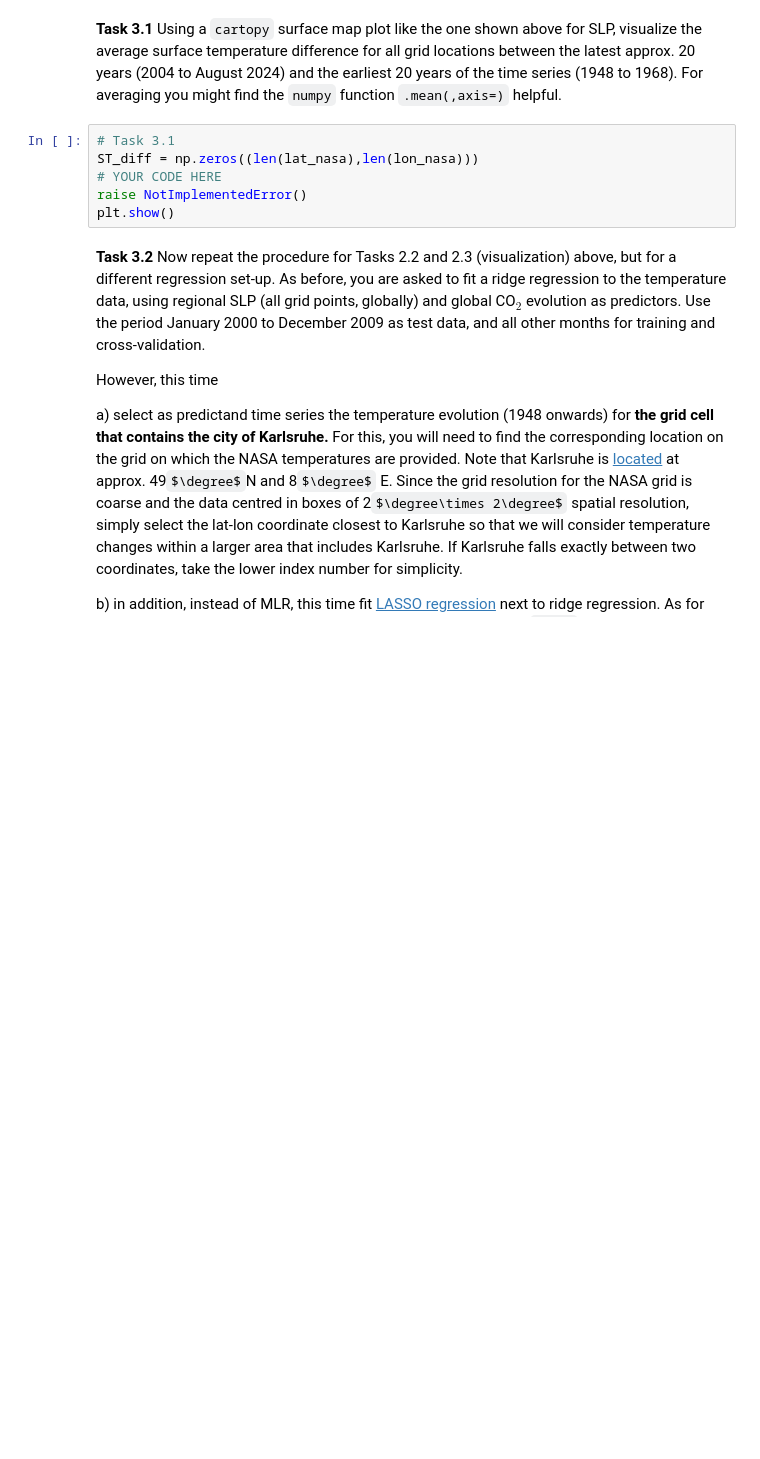
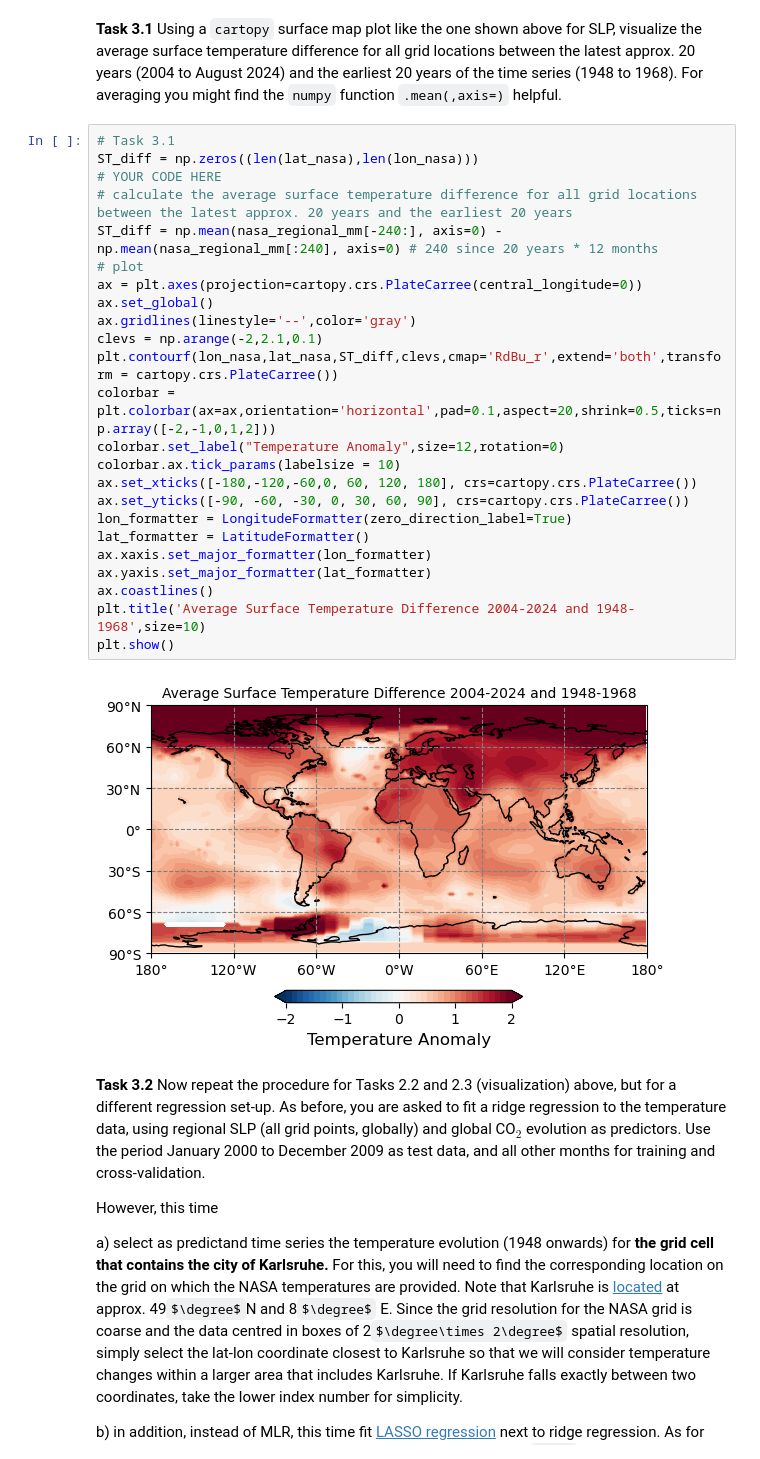
Before and after one commit to nina-prog/climate-env-ml, a Jupyter notebook: Assignment02/Assignment02/Exercise02.ipynb, the cells around one changed output. Saved outputs shown, nothing was run; the diff lists cells and outputs as text; some formulas as TeX source; blank space fills up the shorter version.

```diff
--- a/Assignment02/Assignment02/Exercise02.ipynb
+++ b/Assignment02/Assignment02/Exercise02.ipynb
@@ -490,11 +707,31 @@ print(nasa_regional_mm.shape)
 # %% [markdown]
 **Task 3.1** Using a `cartopy` surface map plot like the one shown above for SLP, visualize the average surface temperature difference for all grid locations between the latest approx. 20 years (2004 to August 2024) and the earliest 20 years of the time series (1948 to 1968). For averaging you might find the `numpy` function `.mean(,axis=)` helpful.
-# %%
-# Task 3.1
-ST_diff = np.zeros((len(lat_nasa),len(lon_nasa)))
-# YOUR CODE HERE
-raise NotImplementedError()
-plt.show()
+# %%
+# Task 3.1
+ST_diff = np.zeros((len(lat_nasa),len(lon_nasa)))
+# YOUR CODE HERE
+# calculate the average surface temperature difference for all grid locations between the latest approx. 20 years and the earliest 20 years
+ST_diff = np.mean(nasa_regional_mm[-240:], axis=0) - np.mean(nasa_regional_mm[:240], axis=0) # 240 since 20 years * 12 months
+# plot
+ax = plt.axes(projection=cartopy.crs.PlateCarree(central_longitude=0))
+ax.set_global()
+ax.gridlines(linestyle='--',color='gray')
+clevs = np.arange(-2,2.1,0.1)
+plt.contourf(lon_nasa,lat_nasa,ST_diff,clevs,cmap='RdBu_r',extend='both',transform = cartopy.crs.PlateCarree())
+colorbar = plt.colorbar(ax=ax,orientation='horizontal',pad=0.1,aspect=20,shrink=0.5,ticks=np.array([-2,-1,0,1,2]))
+colorbar.set_label("Temperature Anomaly",size=12,rotation=0)
+colorbar.ax.tick_params(labelsize = 10)
+ax.set_xticks([-180,-120,-60,0, 60, 120, 180], crs=cartopy.crs.PlateCarree())
+ax.set_yticks([-90, -60, -30, 0, 30, 60, 90], crs=cartopy.crs.PlateCarree())
+lon_formatter = LongitudeFormatter(zero_direction_label=True)
+lat_formatter = LatitudeFormatter()
+ax.xaxis.set_major_formatter(lon_formatter)
+ax.yaxis.set_major_formatter(lat_formatter)
+ax.coastlines()
+plt.title('Average Surface Temperature Difference 2004-2024 and 1948-1968',size=10)
+plt.show()
+# %% [output]
+[figure, added]
 # %% [markdown]
 **Task 3.2** Now repeat the procedure for Tasks 2.2 and 2.3 (visualization) above, but for a different regression set-up. As before, you are asked to fit a ridge regression to the temperature data, using regional SLP (all grid points, globally) and global CO$_2$ evolution as predictors. Use the period January 2000 to December 2009 as test data, and all other months for training and cross-validation.
 
```
Also changed, not shown: parts of 26 cells of this notebook.
